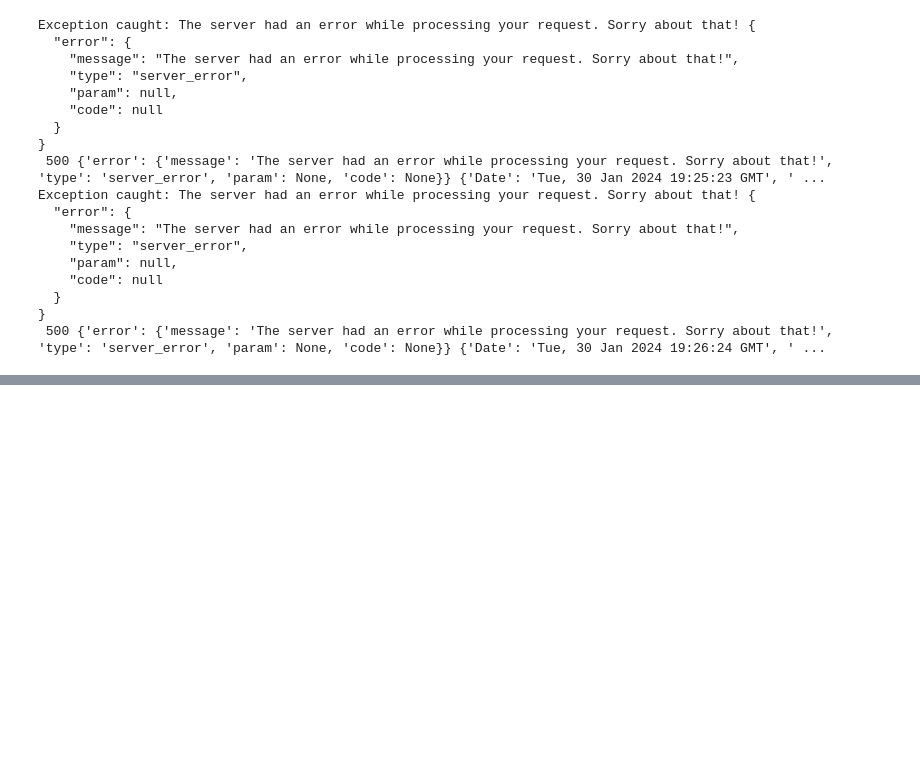
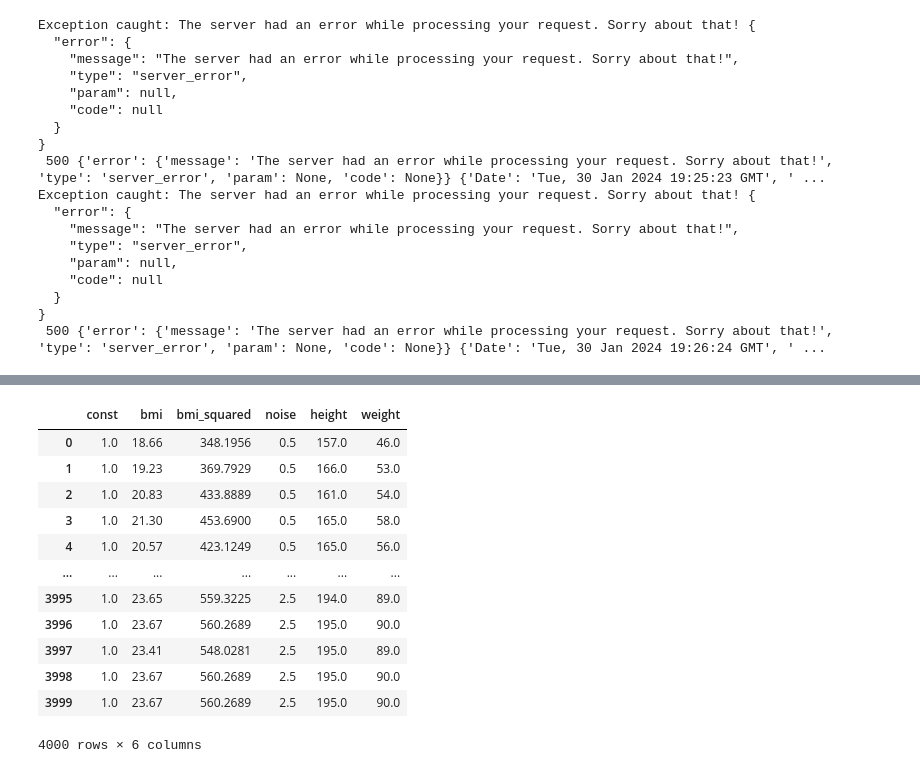
Before and after one commit to radcarpet/preempt-experiments, a Jupyter notebook: notebooks/medical_qa.ipynb, the cells around one changed output, grey strips where cells are left out. Cells and saved outputs as stored; diff of their text form; code cells hidden in the pictures; blank space fills up the shorter version.

```diff
--- a/notebooks/medical_qa.ipynb
+++ b/notebooks/medical_qa.ipynb
@@ -528,7 +290,7 @@ for i, salary in enumerate(weights):
     row = i // 2
     col = i % 2
     ax = axs[row, col]
-    ax.violinplot(merged_bmi[:,i,:], showmeans=True, quantiles=[[.1,.9],[.1,.9],[.1,.9],[.1,.9]])
+    ax.violinplot(merged_bmi[:,i,:], showmeans=True, quantiles=[[.1,.9],[.1,.9],[.1,.9],[.1,.9],[.1,.9]])
     ax.set_xticks(range(1,1+len(epsilon)), epsilon)
     ax.set_ylabel("Input BMI (kg)")
     ax.set_xlabel("Epsilon")
@@ -575,3 +355,19 @@ print('\n')
+# %%
+X
+# %% [output]
+|  | const | bmi | bmi_squared | noise | height | weight |
+| 0 | 1.0 | 18.66 | 348.1956 | 0.5 | 157.0 | 46.0 |
+| 1 | 1.0 | 19.23 | 369.7929 | 0.5 | 166.0 | 53.0 |
+| 2 | 1.0 | 20.83 | 433.8889 | 0.5 | 161.0 | 54.0 |
+| 3 | 1.0 | 21.30 | 453.6900 | 0.5 | 165.0 | 58.0 |
+| 4 | 1.0 | 20.57 | 423.1249 | 0.5 | 165.0 | 56.0 |
+| ... | ... | ... | ... | ... | ... | ... |
+| 3995 | 1.0 | 23.65 | 559.3225 | 2.5 | 194.0 | 89.0 |
+| 3996 | 1.0 | 23.67 | 560.2689 | 2.5 | 195.0 | 90.0 |
+| 3997 | 1.0 | 23.41 | 548.0281 | 2.5 | 195.0 | 89.0 |
+| 3998 | 1.0 | 23.67 | 560.2689 | 2.5 | 195.0 | 90.0 |
+| 3999 | 1.0 | 23.67 | 560.2689 | 2.5 | 195.0 | 90.0 |
+4000 rows × 6 columns
 # %%
 # Get the predicted probabilities
 result = log_reg
```
Also changed, not shown: parts of 24 cells of this notebook.
